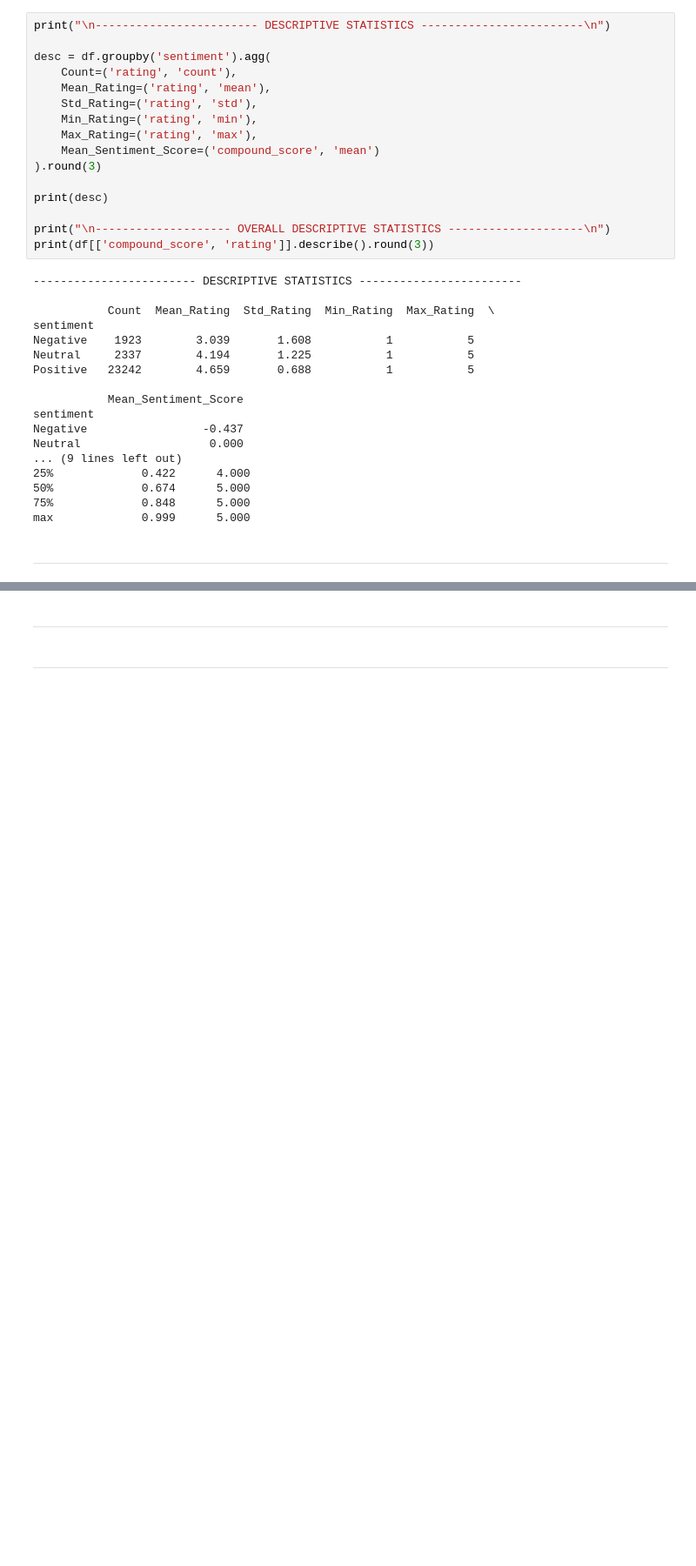
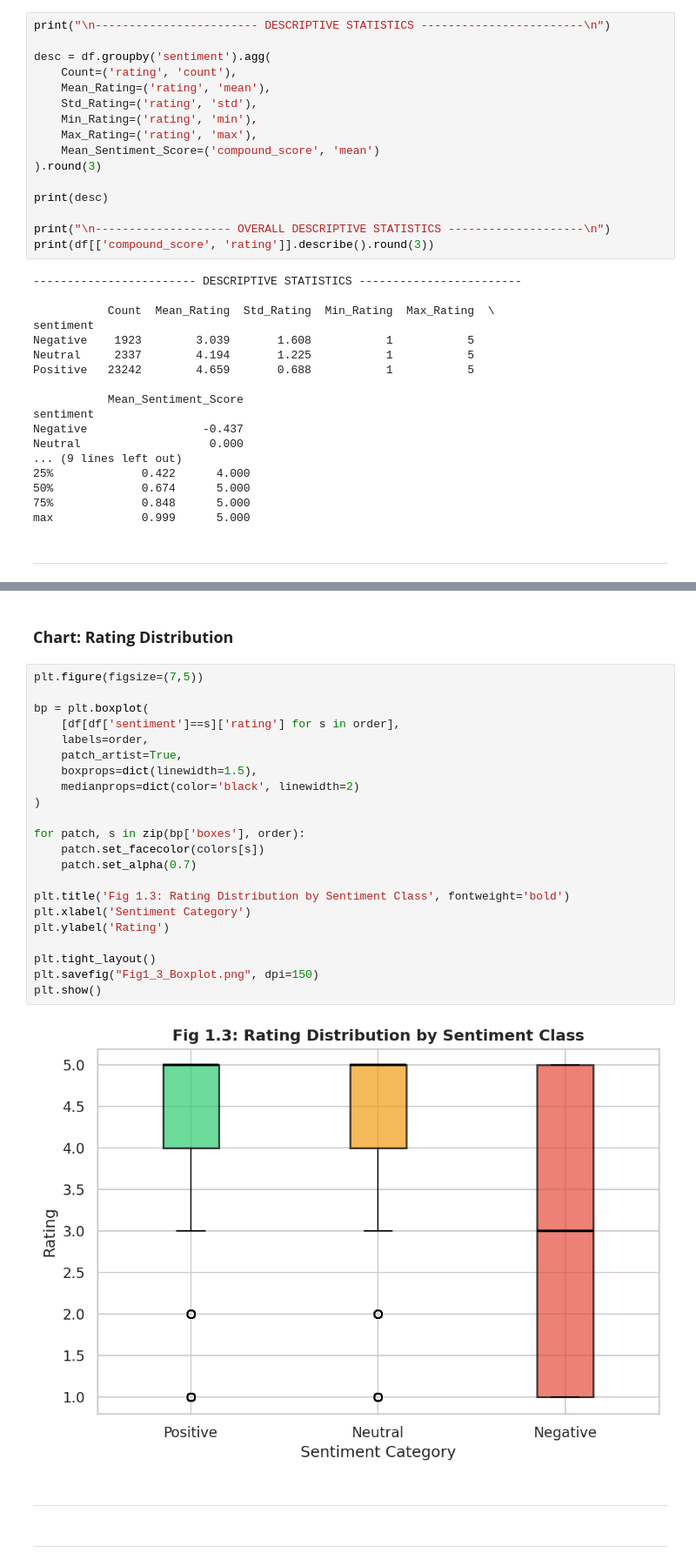
Before and after one commit to m-aryan/Social_Media_Sentiment_Polarity_on_Consumer_Purchase_Intention, a Jupyter notebook: Social_Media_Sentiment_Polarity_on_Consumer_Purchase_Intention.ipynb, the cells around one changed output, grey strips where cells are left out. Shown at 87% size. Cells and saved outputs as stored; diff of their text form; blank space fills up the shorter version.

```diff
--- a/Social_Media_Sentiment_Polarity_on_Consumer_Purchase_Intention.ipynb
+++ b/Social_Media_Sentiment_Polarity_on_Consumer_Purchase_Intention.ipynb
@@ -318,3 +375,29 @@ max             0.999      5.000
+# %% [markdown]
+### **Chart: Rating Distribution**
+# %%
+plt.figure(figsize=(7,5))
+
+bp = plt.boxplot(
+    [df[df['sentiment']==s]['rating'] for s in order],
+    labels=order,
+    patch_artist=True,
+    boxprops=dict(linewidth=1.5),
+    medianprops=dict(color='black', linewidth=2)
+)
+
+for patch, s in zip(bp['boxes'], order):
+    patch.set_facecolor(colors[s])
+    patch.set_alpha(0.7)
+
+plt.title('Fig 1.3: Rating Distribution by Sentiment Class', fontweight='bold')
+plt.xlabel('Sentiment Category')
+plt.ylabel('Rating')
+
+plt.tight_layout()
+plt.savefig("Fig1_3_Boxplot.png", dpi=150)
+plt.show()
+# %% [output]
+[figure, added]
 # %% [markdown]
 #
 
```
Also changed, not shown: parts of 5 cells of this notebook.
